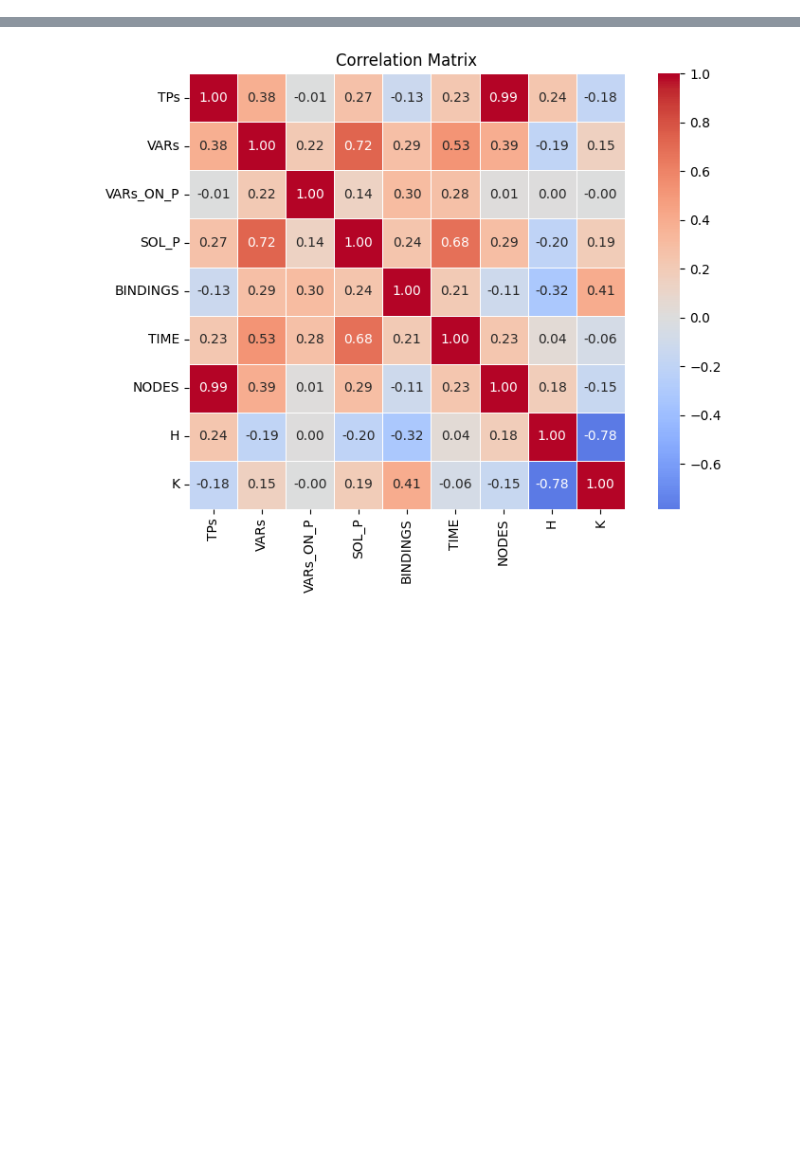
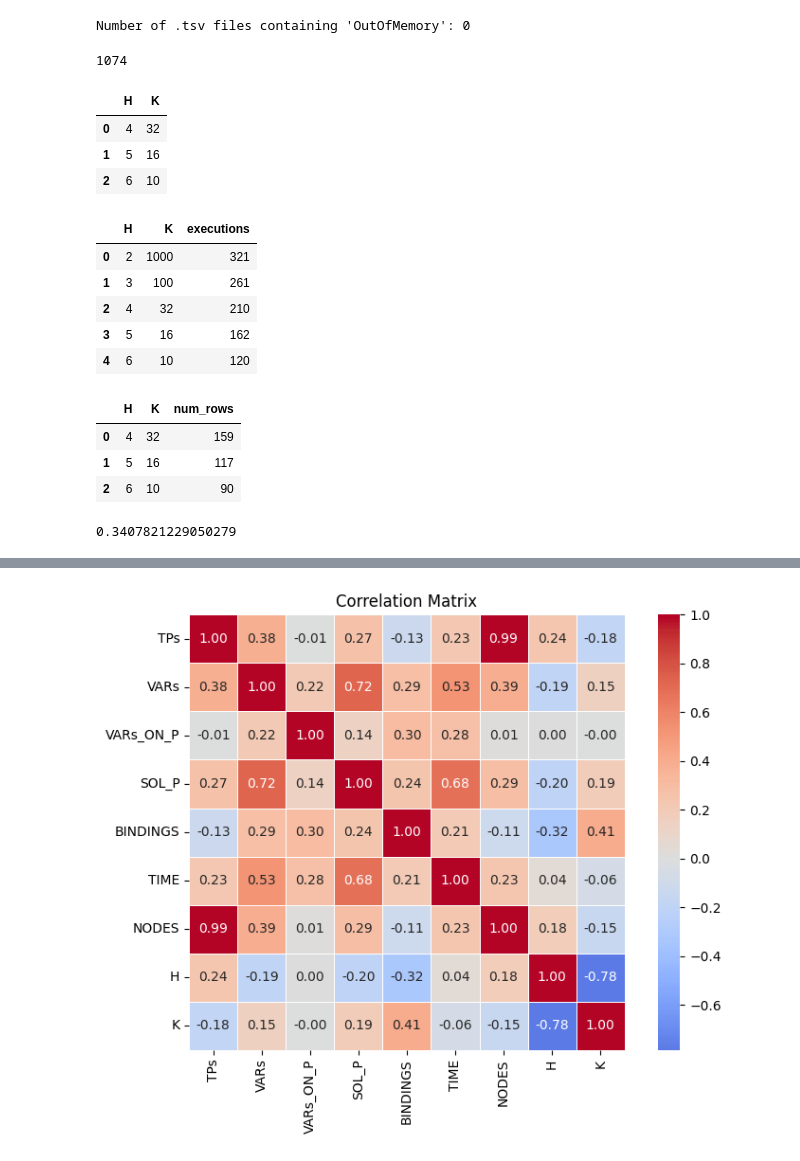
Before and after one commit to SPARQL-Anything/fxbgp, a Jupyter notebook: stream-performance-evaluation/analyse_result_json.ipynb, the cells around one changed output, grey strips where cells are left out. Cells and saved outputs as stored; diff of their text form; code cells hidden in the pictures; blank space fills up the shorter version.

```diff
--- a/stream-performance-evaluation/analyse_result_json.ipynb
+++ b/stream-performance-evaluation/analyse_result_json.ipynb
@@ -1,12 +1,24 @@
 # %%
 import pandas as pd
 
+time_file = '/Users/lgu/Desktop/ISWC2026-test/stream-performance-json2/time.tsv'
+time_file = '/Users/lgu/Desktop/ISWC2026-test/final/results_json/time.tsv'
+
 df = pd.read_csv(
-    '/Users/lgu/Desktop/ISWC2026-test/stream-performance-json2/time.tsv',
+    time_file,
     sep='\t',
     header=None,
     names=["input_size", "format", "query_type", "TPs", "VARs", "VARs_ON_P", "SOL_P", "NODES", "BINDINGS", "EXECUTOR", "TIME"]
 )
 
-df = df[~df["TIME"].isin(["-", "T"])].copy()
+
+df = df[~df["TIME"].isin(["-"])].copy()
+
+print(f"Number of runs {len((df))}")
+print(f"Number of timeouts {len((df[df["TIME"] == "T"]))}")
+
+# Print the rows where TIME is "T"
+print(df[df["TIME"] == "T"])
+
+df = df[~df["TIME"].isin(["T"])].copy()
 df["TIME"] = pd.to_numeric(df["TIME"])
@@ -18,0 +43,22 @@ df[["H", "K"]] = df["query_type"].str.extract(r"H=(\d+)_K=(\d+)").astype(int)
+# %%
+import os
+
+directory = "/Users/lgu/Desktop/ISWC2026-test/final/results_json"
+count = 0
+
+for filename in os.listdir(directory):
+    if filename.endswith(".tsv"):
+        filepath = os.path.join(directory, filename)
+        with open(filepath, 'r') as file:
+            if "OutOfMemory" in file.read():
+                count += 1
+
+print(f"Number of .tsv files containing 'OutOfMemory': {count}")
+# %% [output]
+Number of .tsv files containing 'OutOfMemory': 0
+# %%
+len(df)
+# %% [output]
+1074
+# %%
+df["TIME"] = pd.to_numeric(df["TIME"])
@@ -18,0 +67,34 @@ df[["H", "K"]] = df["query_type"].str.extract(r"H=(\d+)_K=(\d+)").astype(int)
+# %%
+unique_hk = (
+    df.loc[df["BINDINGS"] == 0, ["H", "K"]]
+      .drop_duplicates()
+      .sort_values(["H", "K"])
+      .reset_index(drop=True)
+)
+unique_hk
+# %% [output]
+|  | H | K |
+| 0 | 4 | 32 |
+| 1 | 5 | 16 |
+| 2 | 6 | 10 |
+# %%
+executions_per_hk = df.groupby(["H", "K"]).size().reset_index(name="executions")
+executions_per_hk
+# %% [output]
+|  | H | K | executions |
+| 0 | 2 | 1000 | 321 |
+| 1 | 3 | 100 | 261 |
+| 2 | 4 | 32 | 210 |
+| 3 | 5 | 16 | 162 |
+| 4 | 6 | 10 | 120 |
+# %%
+df[df["BINDINGS"] == 0].groupby(["H", "K"]).size().reset_index(name="num_rows")
+# %% [output]
+|  | H | K | num_rows |
+| 0 | 4 | 32 | 159 |
+| 1 | 5 | 16 | 117 |
+| 2 | 6 | 10 | 90 |
+# %%
+len(df[df["BINDINGS"] == 0])/len(df)
+# %% [output]
+0.3407821229050279
```
Also changed, not shown: parts of 8 cells of this notebook, 7 other files.
